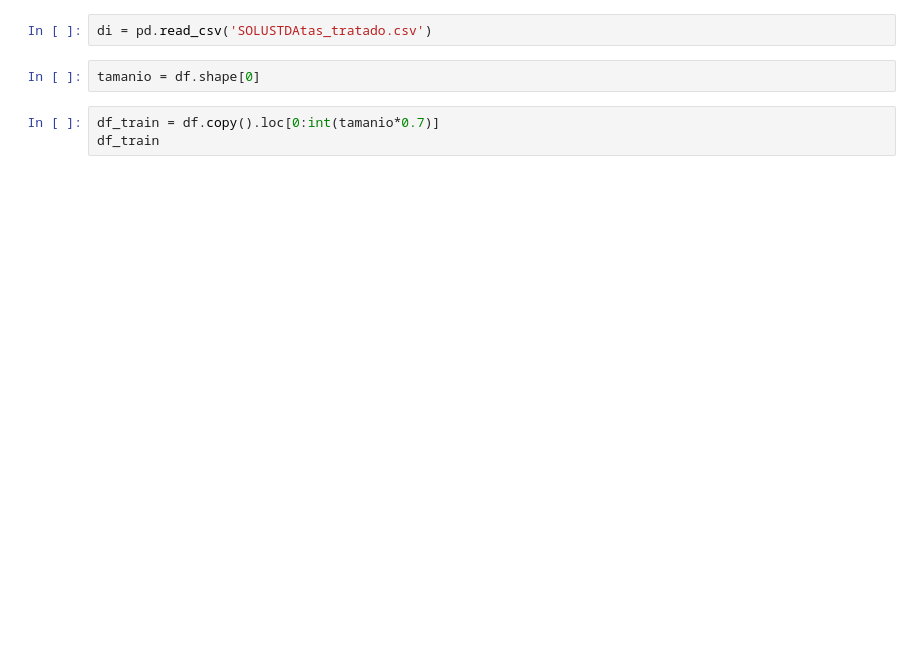
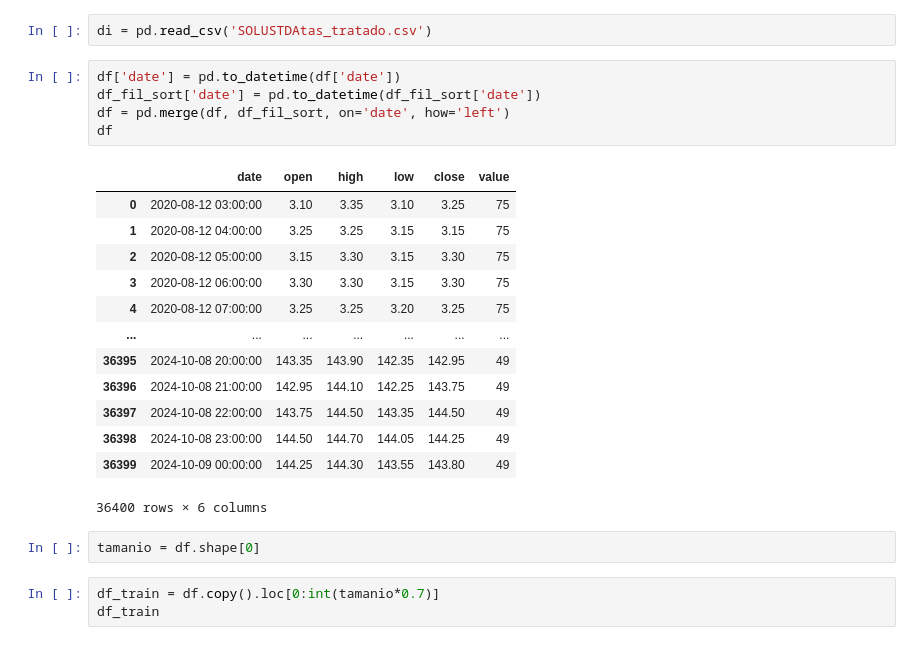
Before and after one commit to Raul-Gonzalez-M/TFG, a Jupyter notebook: codigo/RandomForestSolanaHconIMC.ipynb, the cells around one changed output. Saved outputs shown, nothing was run; the diff lists cells and outputs as text; blank space fills up the shorter version.

```diff
--- a/codigo/RandomForestSolanaHconIMC.ipynb
+++ b/codigo/RandomForestSolanaHconIMC.ipynb
@@ -34,5 +86,24 @@ None
 # %%
 di = pd.read_csv('SOLUSTDAtas_tratado.csv')
+# %%
+df['date'] = pd.to_datetime(df['date'])
+df_fil_sort['date'] = pd.to_datetime(df_fil_sort['date'])
+df = pd.merge(df, df_fil_sort, on='date', how='left')
+df
+# %% [output]
+|  | date | open | high | low | close | value |
+| 0 | 2020-08-12 03:00:00 | 3.10 | 3.35 | 3.10 | 3.25 | 75 |
+| 1 | 2020-08-12 04:00:00 | 3.25 | 3.25 | 3.15 | 3.15 | 75 |
+| 2 | 2020-08-12 05:00:00 | 3.15 | 3.30 | 3.15 | 3.30 | 75 |
+| 3 | 2020-08-12 06:00:00 | 3.30 | 3.30 | 3.15 | 3.30 | 75 |
+| 4 | 2020-08-12 07:00:00 | 3.25 | 3.25 | 3.20 | 3.25 | 75 |
+| ... | ... | ... | ... | ... | ... | ... |
+| 36395 | 2024-10-08 20:00:00 | 143.35 | 143.90 | 142.35 | 142.95 | 49 |
+| 36396 | 2024-10-08 21:00:00 | 142.95 | 144.10 | 142.25 | 143.75 | 49 |
+| 36397 | 2024-10-08 22:00:00 | 143.75 | 144.50 | 143.35 | 144.50 | 49 |
+| 36398 | 2024-10-08 23:00:00 | 144.50 | 144.70 | 144.05 | 144.25 | 49 |
+| 36399 | 2024-10-09 00:00:00 | 144.25 | 144.30 | 143.55 | 143.80 | 49 |
+36400 rows × 6 columns
 # %%
 tamanio = df.shape[0]
 # %%
```
Also changed, not shown: parts of 9 cells of this notebook, 3 other files.
